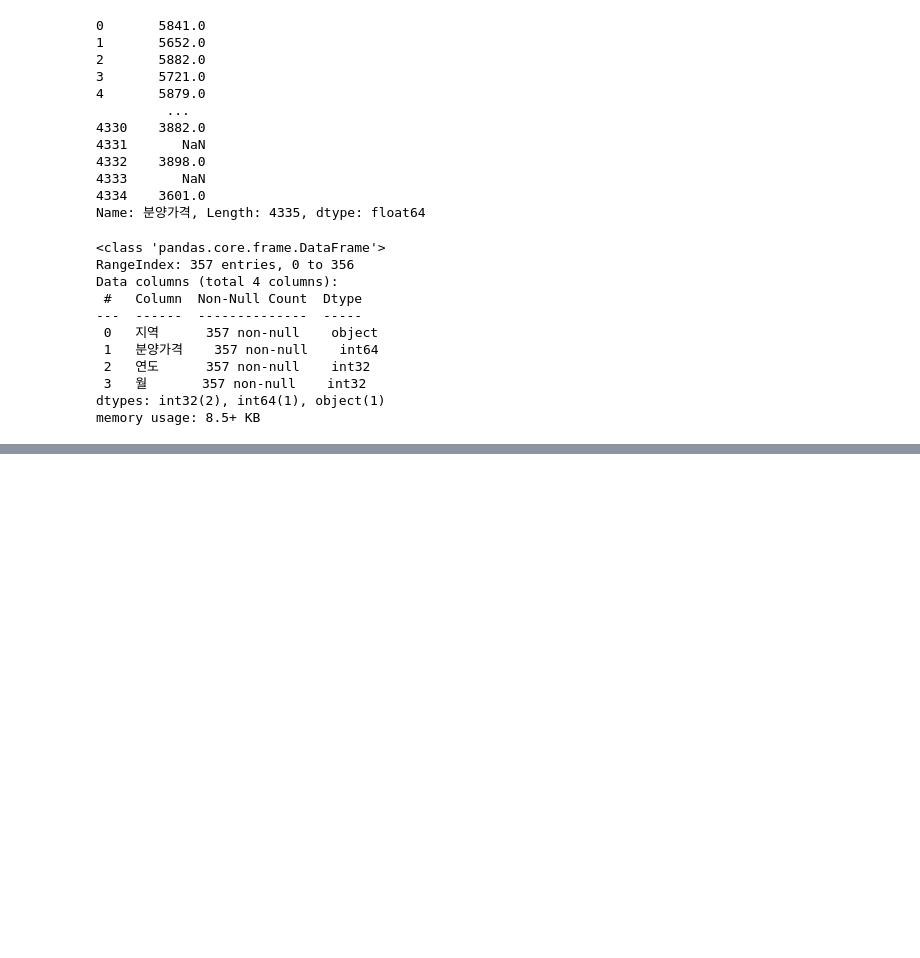
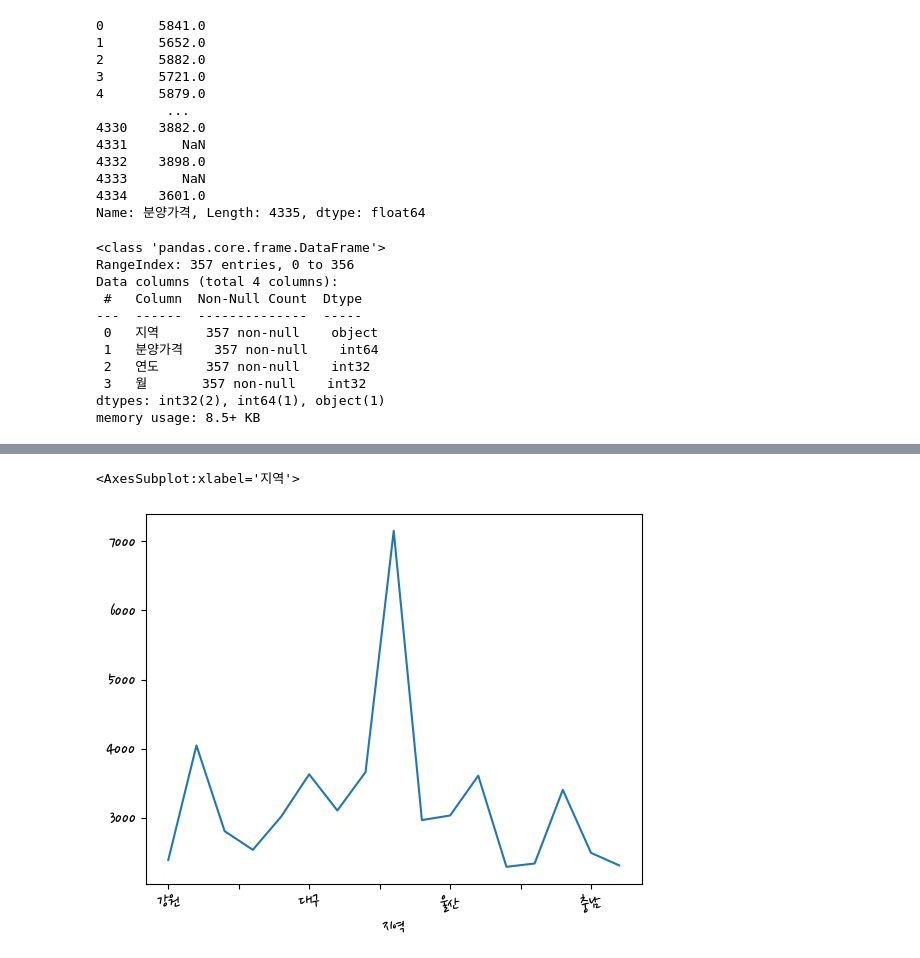
Before and after one commit to chloeeej/py-review, a Jupyter notebook: 03_apt_ex/ex01_re-Copy1.ipynb, the cells around one changed output, grey strips where cells are left out. Saved outputs shown, nothing was run; the diff lists cells and outputs as text; code cells hidden in the pictures; blank space fills up the shorter version.

```diff
--- a/03_apt_ex/ex01_re-Copy1.ipynb
+++ b/03_apt_ex/ex01_re-Copy1.ipynb
@@ -490,0 +506,5 @@ memory usage: 8.5+ KB
+# %%
+last_df.groupby(['지역'])['분양가격'].mean().plot()
+# %% [output]
+<AxesSubplot:xlabel='지역'>
+[figure, added]
```
Also changed, not shown: parts of 2 cells of this notebook, 6 other files.
